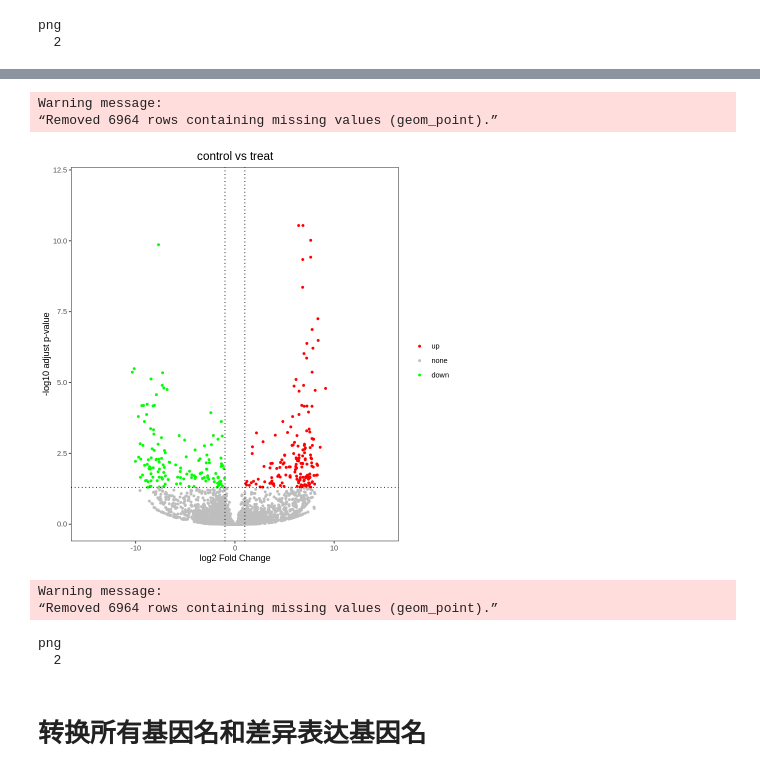
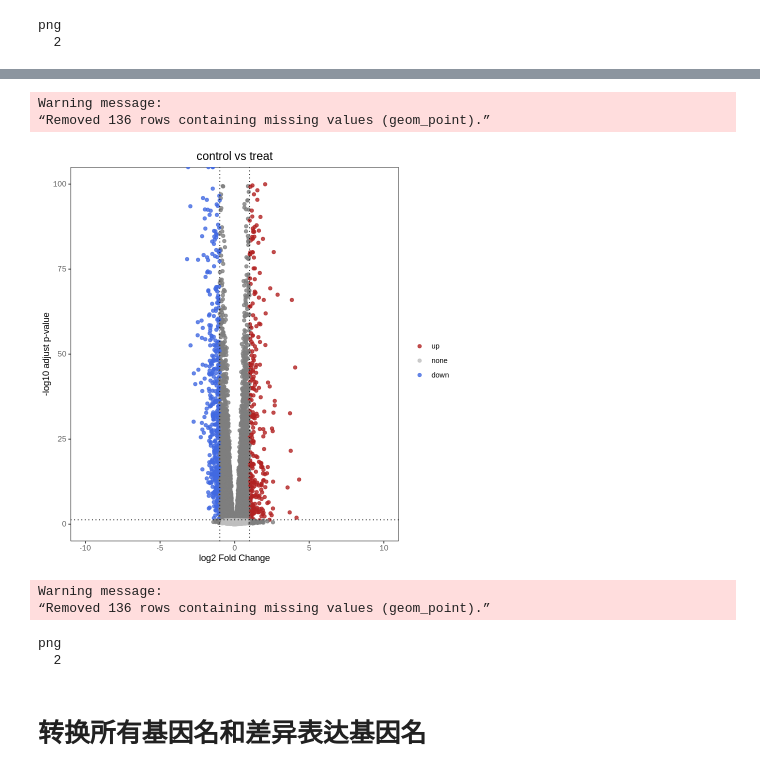
Before and after one commit to hermanzhaozzzz/snakepipes_RNA-seq, a Jupyter notebook: step.04_raw-counts-for-deseq2.step3_DESeq2_plots_zhn.ipynb, the cells around one changed output, grey strips where cells are left out. Drawn from its saved outputs; the diff is of its cells as text; code cells hidden in the pictures.

```diff
--- a/step.04_raw-counts-for-deseq2.step3_DESeq2_plots_zhn.ipynb
+++ b/step.04_raw-counts-for-deseq2.step3_DESeq2_plots_zhn.ipynb
@@ -277,8 +236,7 @@ png
 # %% [markdown]
 11. 将结果用results()函数来获取，赋值给res变量
 # %%
-res <- results(dds,contrast=c("condition", "NC", "CNNB1"))
-# res <- results(dds,contrast=c("condition", "NC", "CNNB1"))
+res <- results(dds,contrast=c("condition", "NC", "PUS7"))
 # summary一下，看一下结果的概要信息
 summary(res)
 # %% [output]
@@ -422,20 +387,29 @@ png
 # %%
 ### deal with res and extract DEG!!! ----------------------------------------------------->
 # 标准cutoff
+log2fc = 1  # >=1
+pv = 0.05  # <=0.05
+# 松cutoff
+# log2fc = 1  # >=1
+# pv = 1  # <=0.05
+
+
 resOrdered <- res[order(res$padj),]
-resOrdered[which(resOrdered$log2FoldChange >= 1 & resOrdered$padj < 0.05),'sig'] <- 'up'
-resOrdered[which(resOrdered$log2FoldChange <= -1 & resOrdered$padj < 0.05),'sig'] <- 'down'
-resOrdered[which(abs(resOrdered$log2FoldChange) <= 1 | resOrdered$padj >= 0.05),'sig'] <- 'none'
-# 松cutoff
-# resOrdered <- res[order(res$padj),]
-# resOrdered[which(resOrdered$log2FoldChange >= 0.3 & resOrdered$pvalue<0.001),'sig'] <- 'up'
-# resOrdered[which(resOrdered$log2FoldChange <= -0.3 & resOrdered$pvalue<0.001),'sig'] <- 'down'
-# resOrdered[which(abs(resOrdered$log2FoldChange) <= 0.3 & resOrdered$pvalue>=0.001),'sig'] <- 'none'
+resOrdered[which(resOrdered$log2FoldChange >= log2fc & resOrdered$pvalue<pv), 'sig'] <- 'up'
+resOrdered[which(resOrdered$log2FoldChange <= -log2fc & resOrdered$pvalue<pv),'sig'] <- 'down'
+resOrdered[which(abs(resOrdered$log2FoldChange) <= log2fc & resOrdered$pvalue>=pv),'sig'] <- 'none'
 resOrdered=as.data.frame(resOrdered)
-write.table(resOrdered,"deseq2.all_sample.results.csv",col.names = NA, sep = "\t", quote = FALSE)
 
-deg <- subset(resOrdered, (abs(resOrdered$log2FoldChange) >=1 & resOrdered$padj<0.05)) ##### extract DEG !
-# deg <- subset(resOrdered, (abs(resOrdered$log2FoldChange) >=0.3 & resOrdered$pvalue<0.001)) ##### extract DEG !
+write.table(resOrdered,"plots/deseq2.all_sample.results.csv",col.names = NA, sep = ",", quote = FALSE)
+
+deg <- subset(resOrdered, (abs(resOrdered$log2FoldChange) >=log2fc & resOrdered$padj<pv)) ##### extract DEG !
 
 deg_matrix <- as.data.frame(deg)
-write.table(deg_matrix, 'deg_result.csv', col.names = NA, sep = "\t", quote = FALSE)
+write.table(deg_matrix, 'plots/deg_result.csv', col.names = NA, sep = ",", quote = FALSE)
+
+
+# raw count norm by deseq2
+write.table(rawcts_new, 'plots/raw_counts_norm_by_DESeq2.csv', col.names = NA, sep = ",", quote = FALSE)
+
+print(dim(deg))
+deg
@@ -494,29 +511,29 @@ png
 # %%
 ### plot valcano ------------------------------------------------------------------------>
 vp <- ggplot(data = resOrdered, aes(x = log2FoldChange, y = -log10(padj),color = sig)) +
-  geom_point(size = 1) +  #绘制散点图
-  scale_color_manual(values = c('red', 'gray', 'green'), limits = c('up', 'none', 'down')) +  #自定义点的颜色
+  geom_point(size = 1.7, alpha=0.8) +  #绘制散点图
+  scale_color_manual(values = c('#B22222', 'gray', '#4169E1'), limits = c('up', 'none', 'down')) +  #自定义点的颜色
   labs(x = 'log2 Fold Change', y = '-log10 adjust p-value', title = 'control vs treat', color = '') +  #坐标轴标题
   theme(plot.title = element_text(hjust = 0.5, size = 14), panel.grid = element_blank(), #背景色、网格线、图例等主题修改
         panel.background = element_rect(color = 'black', fill = 'transparent'),
         legend.key = element_rect(fill = 'transparent')) +
   geom_vline(xintercept = c(-1, 1), lty = 3, color = 'black') +  #添加阈值线
   geom_hline(yintercept = 1.3, lty = 3, color = 'black') +
-#   xlim(-2, 2) + ylim(0, 5)
-  xlim(-15, 15) + ylim(0, 12)
+  # xlim(-2, 2) + ylim(0, 5)
+  xlim(-10, 10) + ylim(0, 100)
 
 vp
 # %% [output]
 Warning message:
-“Removed 6964 rows containing missing values (geom_point).”
+“Removed 136 rows containing missing values (geom_point).”
-[figure, old version]
+[figure, new version]
 # %%
-pdf("011_select_differential_expression_genes_valcano_plot.pdf",height = 5,width = 5)
+pdf("plots/011_select_differential_expression_genes_valcano_plot.pdf",height = 5,width = 8)
 vp
 dev.off()
 # %% [output]
 Warning message:
-“Removed 6964 rows containing missing values (geom_point).”
+“Removed 136 rows containing missing values (geom_point).”
 png
   2
 # %% [markdown]
```
Also changed, not shown: parts of 36 cells of this notebook, 22 other files.
